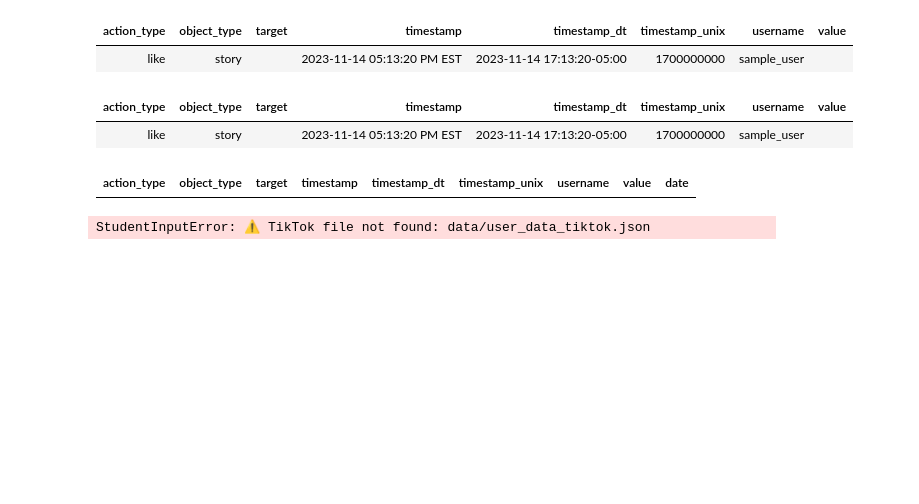
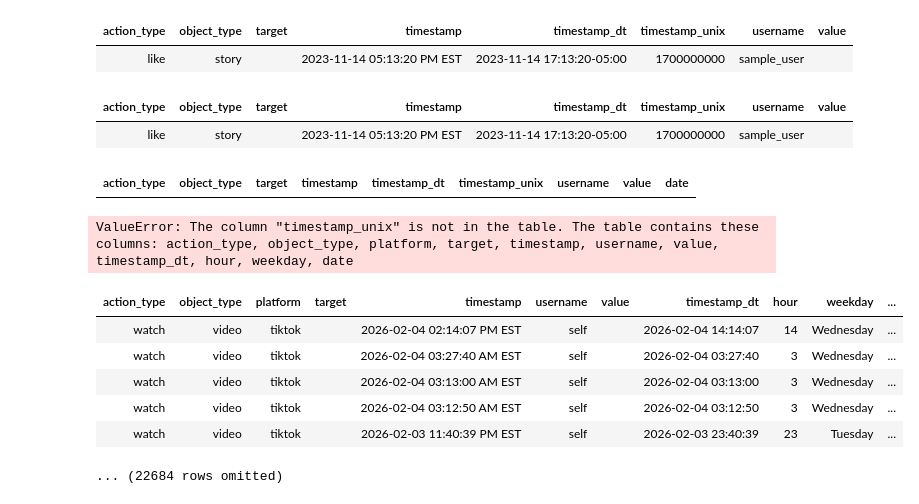
Before and after one commit to lujiec2020/TEEM2, a Jupyter notebook: analysis.ipynb, the cells around one changed output. Saved outputs shown, nothing was run; the diff lists cells and outputs as text; code cells hidden in the pictures; blank space fills up the shorter version.

Commit message:
included instagram parsing

```diff
--- a/analysis.ipynb
+++ b/analysis.ipynb
@@ -575,9 +578,29 @@ filtered.show(10)
 # %% [output]
 | action_type | object_type | target | timestamp | timestamp_dt | timestamp_unix | username | value | date |
 # %%
-from social_media_functions.parse_metadata import tiktok_events
 
-tiktok = tiktok_events("data/user_data_tiktok.json")
-tiktok.show(5)
+
+t = social_media_events(
+    instagram_folder="data/instagram_data",
+    tiktok_json="data/tiktok_data/user_data_tiktok.json"
+)
+
+t.show(5)
 # %% [output]
-StudentInputError: ⚠️ TikTok file not found: data/user_data_tiktok.json
+ValueError: The column "timestamp_unix" is not in the table. The table contains these columns: action_type, object_type, platform, target, timestamp, username, value, timestamp_dt, hour, weekday, date
+# %%
+from social_media_functions.parse_metadata import social_media_events
+
+t = social_media_events(
+    tiktok_json="data/tiktok_data/user_data_tiktok.json"
+)
+
+t.show(5)
+# %% [output]
+| action_type | object_type | platform | target | timestamp | username | value | timestamp_dt | hour | weekday | ... |
+| watch | video | tiktok |  | 2026-02-04 02:14:07 PM EST | self |  | 2026-02-04 14:14:07 | 14 | Wednesday | ... |
+| watch | video | tiktok |  | 2026-02-04 03:27:40 AM EST | self |  | 2026-02-04 03:27:40 | 3 | Wednesday | ... |
+| watch | video | tiktok |  | 2026-02-04 03:13:00 AM EST | self |  | 2026-02-04 03:13:00 | 3 | Wednesday | ... |
+| watch | video | tiktok |  | 2026-02-04 03:12:50 AM EST | self |  | 2026-02-04 03:12:50 | 3 | Wednesday | ... |
+| watch | video | tiktok |  | 2026-02-03 11:40:39 PM EST | self |  | 2026-02-03 23:40:39 | 23 | Tuesday | ... |
+... (22684 rows omitted)
```
Also changed, not shown: parts of 1 cell of this notebook, 2 other files.
